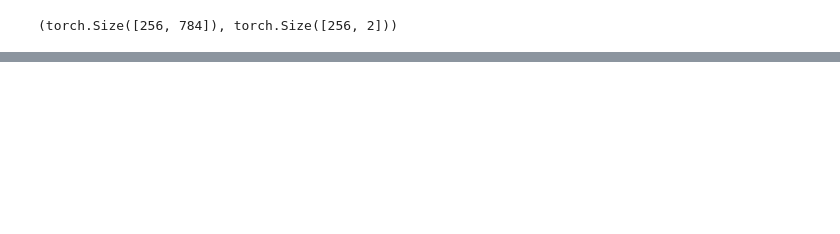
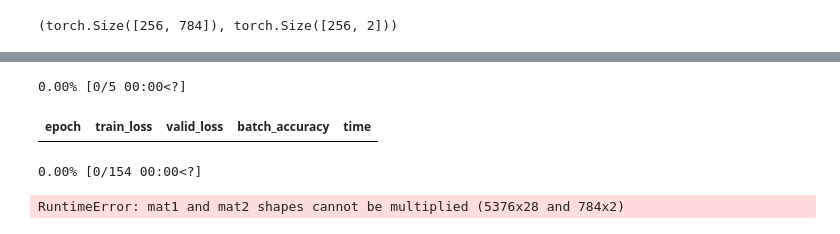
Before and after one commit to modsoussi/fastai, a Jupyter notebook: my_notebooks/mnist_sample_bce.ipynb, the cells around one changed output, grey strips where cells are left out. Drawn from its saved outputs; the diff is of its cells as text; code cells hidden in the pictures; blank space fills up the shorter version.

Commit message:
trying to create a fastai learner using datablocs for mnist sample

```diff
--- a/my_notebooks/mnist_sample_bce.ipynb
+++ b/my_notebooks/mnist_sample_bce.ipynb
@@ -208,0 +209,18 @@ train(tl, linear1, params, num_epochs=5, lr=1.)
+# %%
+nums = DataBlock(
+  blocks=(ImageBlock, MultiCategoryBlock),
+  get_items=get_image_files,
+  get_y=parent_label,
+  splitter=RandomSplitter(seed=42),
+)
+
+dls = nums.dataloaders(path/'train')
+# %%
+learn = Learner(dls, torch.nn.Linear(28*28, 2), loss_func=mnist_loss, metrics=batch_accuracy)
+
+learn.fit(5, 1.)
+# %% [output]
+0.00% [0/5 00:00<?]
+| epoch | train_loss | valid_loss | batch_accuracy | time |
+0.00% [0/154 00:00<?]
+RuntimeError: mat1 and mat2 shapes cannot be multiplied (5376x28 and 784x2)
```
Also changed, not shown: parts of 9 cells of this notebook, 1 other file.
